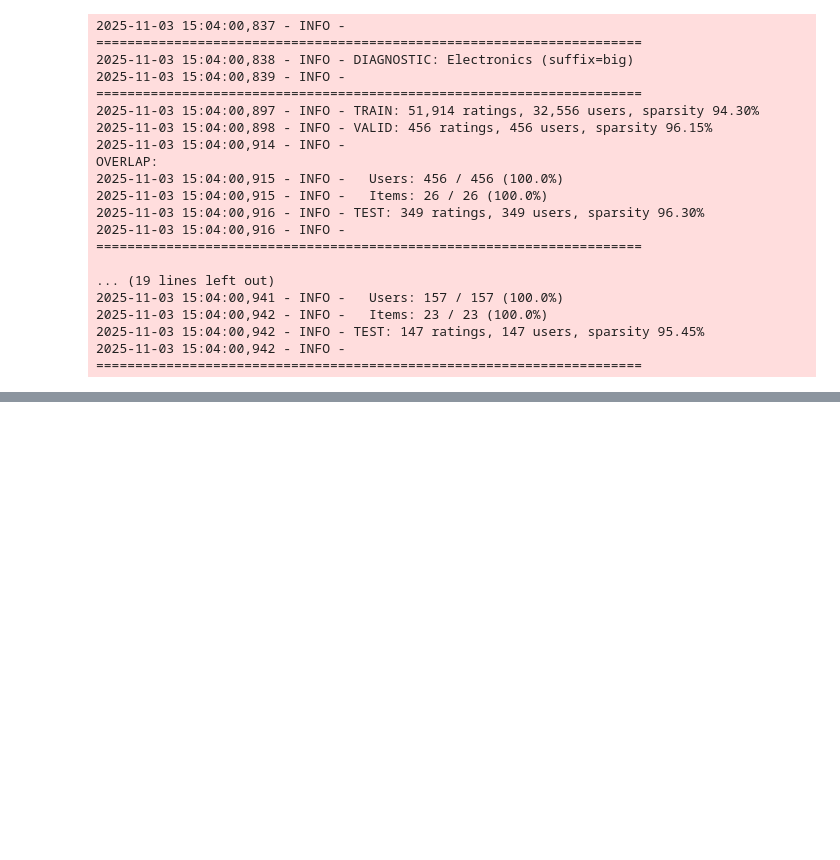
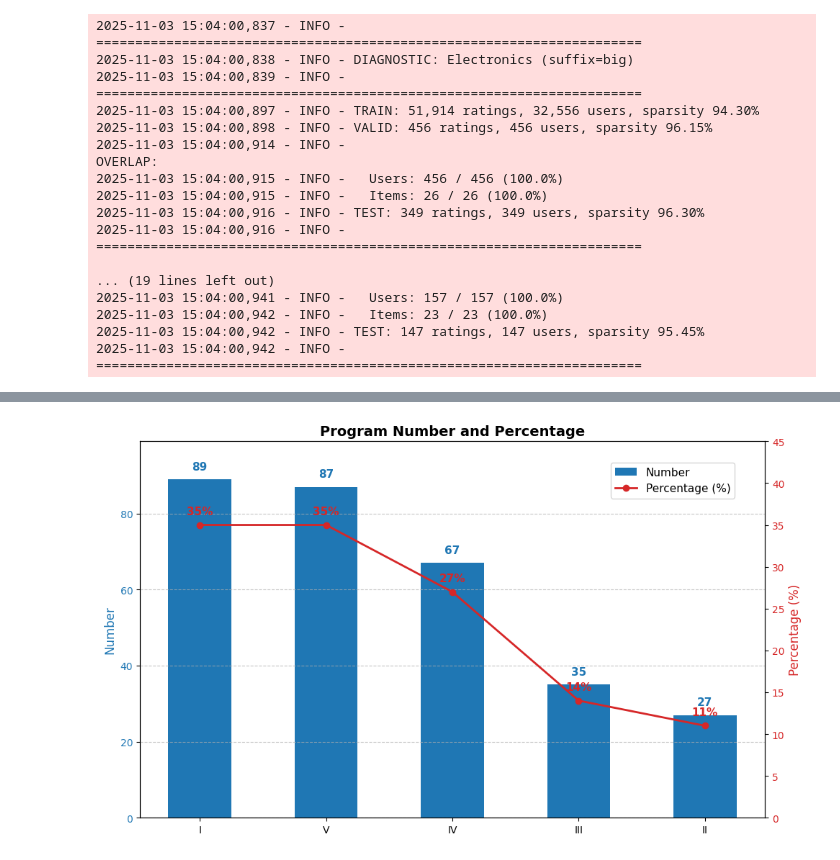
Before and after one commit to lequo-neu/Amazon-Product-Recommendation-System, a Jupyter notebook: notebooks/data_collection.ipynb, the cells around one changed output, grey strips where cells are left out. Saved outputs shown, nothing was run; the diff lists cells and outputs as text; code cells hidden in the pictures; blank space fills up the shorter version.

```diff
--- a/notebooks/data_collection.ipynb
+++ b/notebooks/data_collection.ipynb
@@ -388,0 +565,52 @@ OVERLAP:
+# %%
+import matplotlib.pyplot as plt
+import numpy as np
+
+# Dữ liệu
+programs = np.array(['I', 'II', 'III', 'IV', 'V'])
+numbers = np.array([89, 27, 35, 67, 87])
+percentages = np.array([35, 11, 14, 27, 35])
+
+# Sắp xếp theo Number giảm dần
+idx_sorted = np.argsort(-numbers)
+programs = programs[idx_sorted]
+numbers = numbers[idx_sorted]
+percentages = percentages[idx_sorted]
+
+x = np.arange(len(programs))
+
+fig, ax1 = plt.subplots(figsize=(10, 6))
+
+# Bar plot for numbers
+bars = ax1.bar(x, numbers, color='tab:blue', width=0.5, label='Number')
+ax1.set_ylabel('Number', color='tab:blue', fontsize=12)
+ax1.tick_params(axis='y', labelcolor='tab:blue')
+ax1.set_ylim(0, max(numbers) + 10)
+for i, rect in enumerate(bars):
+    ax1.text(rect.get_x() + rect.get_width()/2, rect.get_height() + 2, f'{numbers[i]}',
+             ha='center', va='bottom', fontsize=11, color='tab:blue', fontweight='bold')
+
+# Line plot for percentages on secondary axis
+ax2 = ax1.twinx()
+ax2.plot(x, percentages, marker='o', color='tab:red', label='Percentage (%)', linewidth=2)
+for i, val in enumerate(percentages):
+    ax2.text(x[i], val + 1, f'{val}%', ha='center', va='bottom', fontsize=11, color='tab:red', fontweight='bold')
+ax2.set_ylabel('Percentage (%)', color='tab:red', fontsize=12)
+ax2.tick_params(axis='y', labelcolor='tab:red')
+ax2.set_ylim(0, max(percentages) + 10)
+
+# Add gridlines for better readability
+ax1.grid(axis='y', linestyle='--', alpha=0.7)
+
+# Add title and labels
+plt.xticks(x, programs, fontsize=12)
+plt.title('Program Number and Percentage', fontsize=14, fontweight='bold')
+
+# Add legends
+fig.legend(loc='upper right', bbox_to_anchor=(0.9, 0.9), fontsize=11)
+
+# Adjust layout for better spacing
+fig.tight_layout()
+plt.show()
+# %% [output]
+[figure, added]
```
Also changed, not shown: parts of 4 cells of this notebook.
